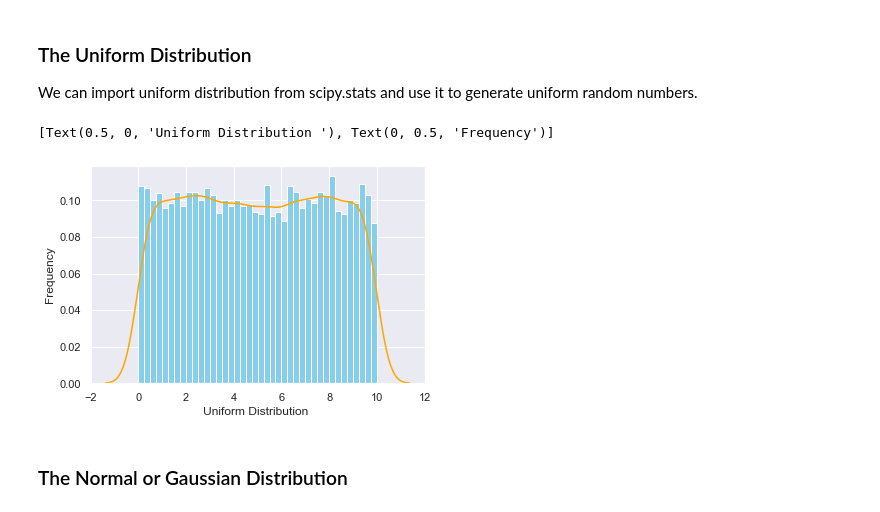
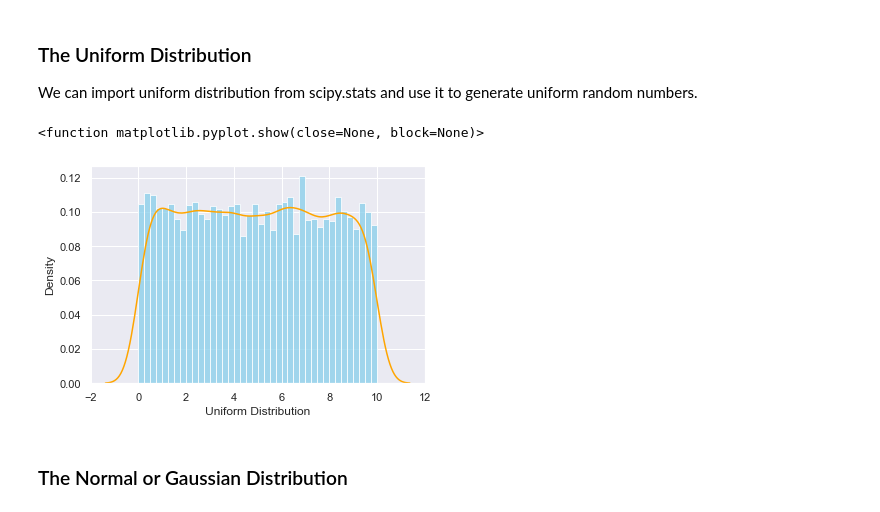
Before and after one commit to rhennig/EMA6938, a Jupyter notebook: Notebooks/2.Math_Probability.ipynb, the cells around one changed output. Saved outputs shown, nothing was run; the diff lists cells and outputs as text; code cells hidden in the pictures.

Commit message:
Fixed Colab issue and distplot to histplot change.

```diff
--- a/Notebooks/2.Math_Probability.ipynb
+++ b/Notebooks/2.Math_Probability.ipynb
@@ -499,11 +499,11 @@ In the next section, we will explore some important distributions and try to wor
 import matplotlib.pyplot as plt
 # %%
 # Import seaborn
-import seaborn as sns
+import seaborn as sn
 # Settings for seaborn plotting style
-sns.set(color_codes=True)
+sn.set(color_codes=True)
 # Settings for seaborn plot sizes
-sns.set(rc={'figure.figsize':(6,4)})
+sn.set(rc={'figure.figsize':(6,4)})
 # %% [markdown]
 ### The Uniform Distribution
 
@@ -520,15 +520,16 @@ data_uniform = uniform.rvs(size=n, loc = start, scale=width)
 # %%
 # Plot the binned data in blue. The orange line indicates the kernel density estimation (KDE) of the probability function
 # For more information, see https://en.wikipedia.org/wiki/Kernel_density_estimation
-ax = sns.distplot(data_uniform,
-                  bins=40,
-                  kde=True,
-                  color='orange',
-                  hist_kws={'color':'skyblue', 'alpha':1})
-ax.set(xlabel='Uniform Distribution ', ylabel='Frequency')
+
+plt.figure(figsize=(6, 4))
+sn.histplot(data_uniform, stat='density', bins=40, color='skyblue')
+sn.kdeplot(data_uniform, color="orange")
+plt.xlabel('Uniform Distribution')
+plt.ylabel('Density')
+plt.show
 # %% [output]
-[Text(0.5, 0, 'Uniform Distribution '), Text(0, 0.5, 'Frequency')]
+<function matplotlib.pyplot.show(close=None, block=None)>
-[figure, old version]
+[figure, new version]
 # %% [markdown]
 ### The Normal or Gaussian Distribution
 # %%
```
Also changed, not shown: parts of 15 cells of this notebook.
